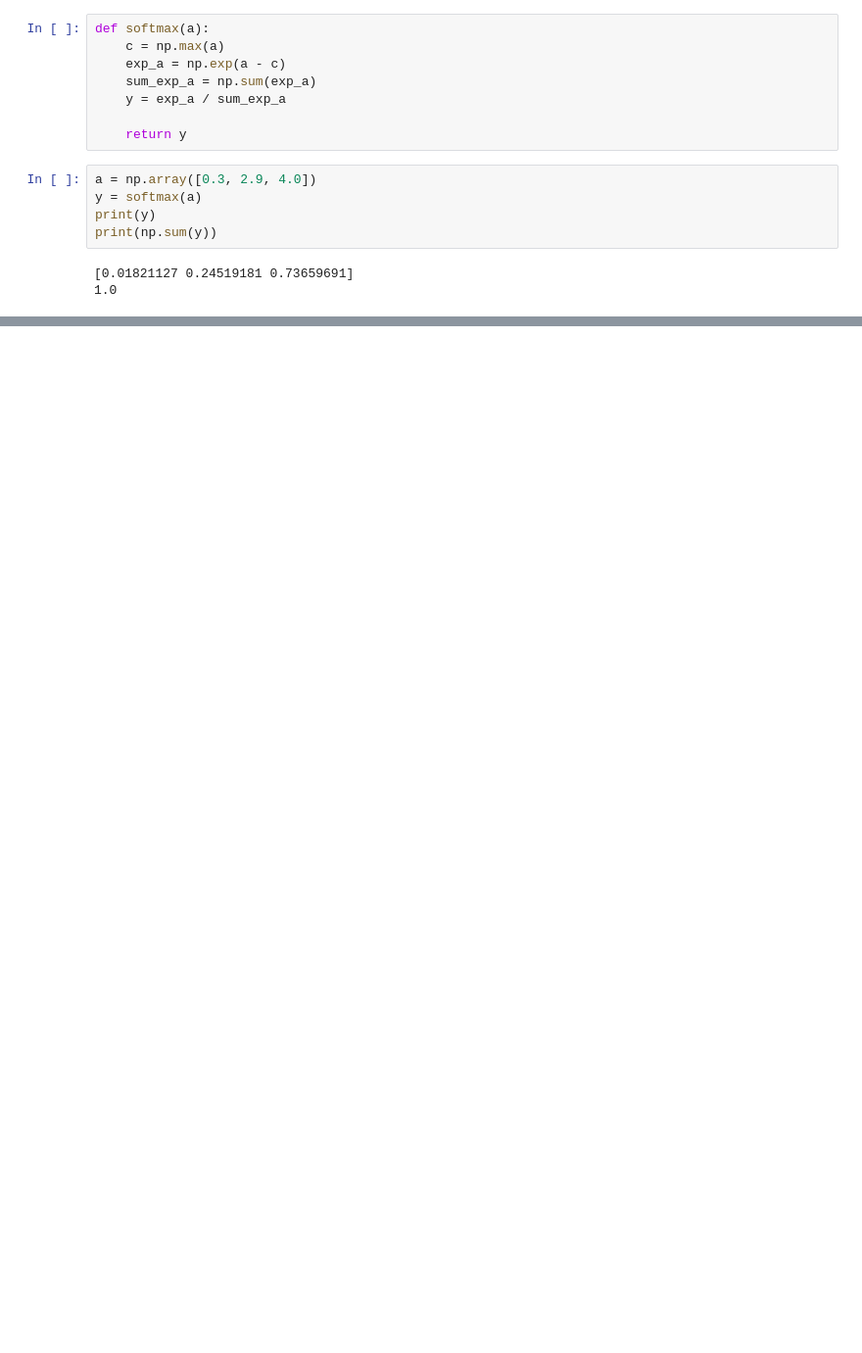
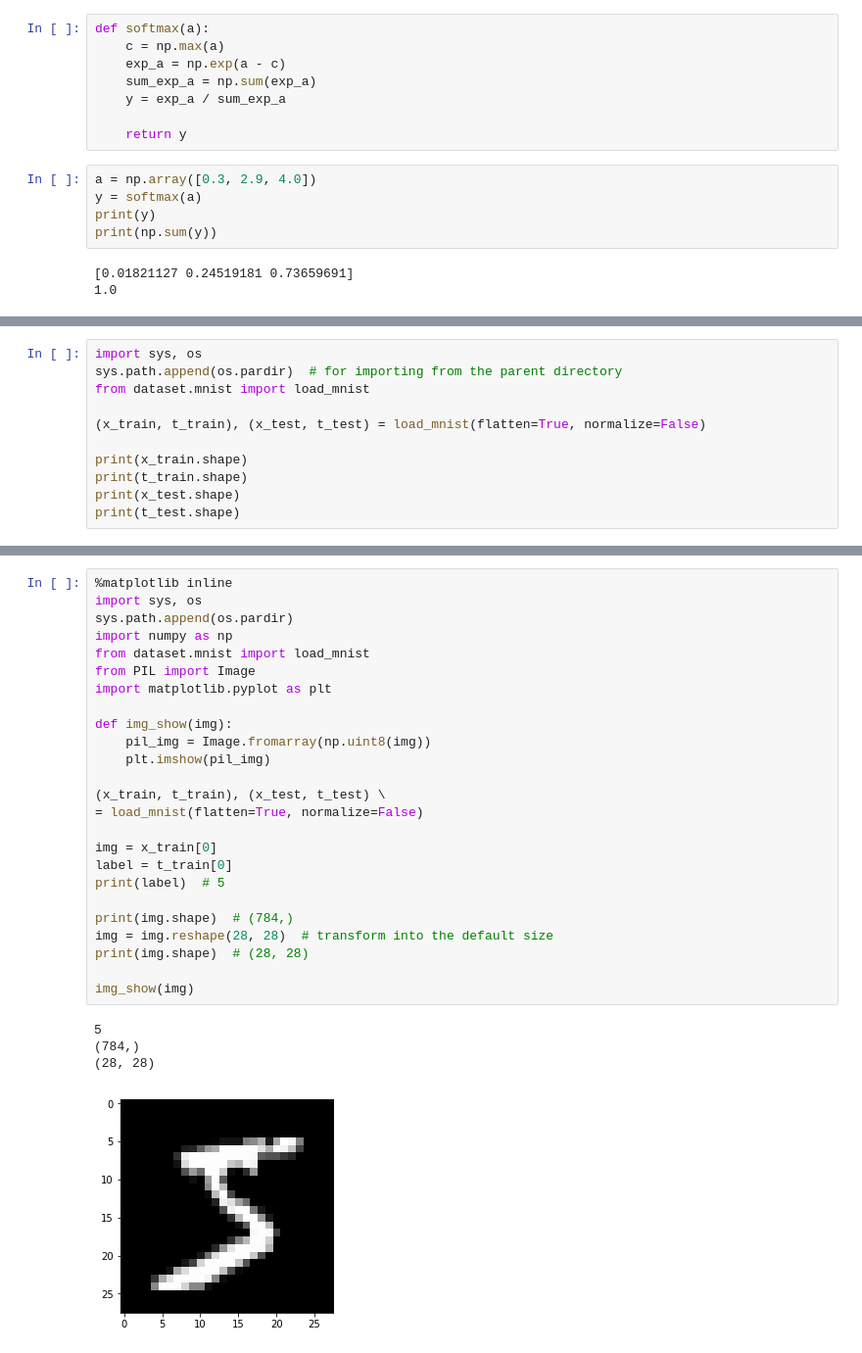
Before and after one commit to yuuy-git/deep-learning-from-scratch, a Jupyter notebook: Ch03_NeuralNetwork.ipynb, the cells around one changed output, grey strips where cells are left out. Shown: that part at 98% size. Drawn from its saved outputs; the diff is of its cells as text; blank space fills up the shorter version.

Commit message:
tk :Add: Added ch03 , dataset and summary for ch02, ch03

```diff
--- a/Ch03_NeuralNetwork.ipynb
+++ b/Ch03_NeuralNetwork.ipynb
@@ -538,0 +561,11 @@ print(np.sum(y))
+# %%
+import sys, os
+sys.path.append(os.pardir)  # for importing from the parent directory
+from dataset.mnist import load_mnist
+
+(x_train, t_train), (x_test, t_test) = load_mnist(flatten=True, normalize=False)
+
+print(x_train.shape)
+print(t_train.shape)
+print(x_test.shape)
+print(t_test.shape)
@@ -538,0 +591,30 @@ print(np.sum(y))
+# %%
+%matplotlib inline
+import sys, os
+sys.path.append(os.pardir)
+import numpy as np
+from dataset.mnist import load_mnist
+from PIL import Image
+import matplotlib.pyplot as plt
+
+def img_show(img):
+    pil_img = Image.fromarray(np.uint8(img))
+    plt.imshow(pil_img)
+
+(x_train, t_train), (x_test, t_test) \
+= load_mnist(flatten=True, normalize=False)
+
+img = x_train[0]
+label = t_train[0]
+print(label)  # 5
+
+print(img.shape)  # (784,)
+img = img.reshape(28, 28)  # transform into the default size
+print(img.shape)  # (28, 28)
+
+img_show(img)
+# %% [output]
+5
+(784,)
+(28, 28)
+[figure, added]
```
Also changed, not shown: parts of 25 cells of this notebook, 11 other files.
